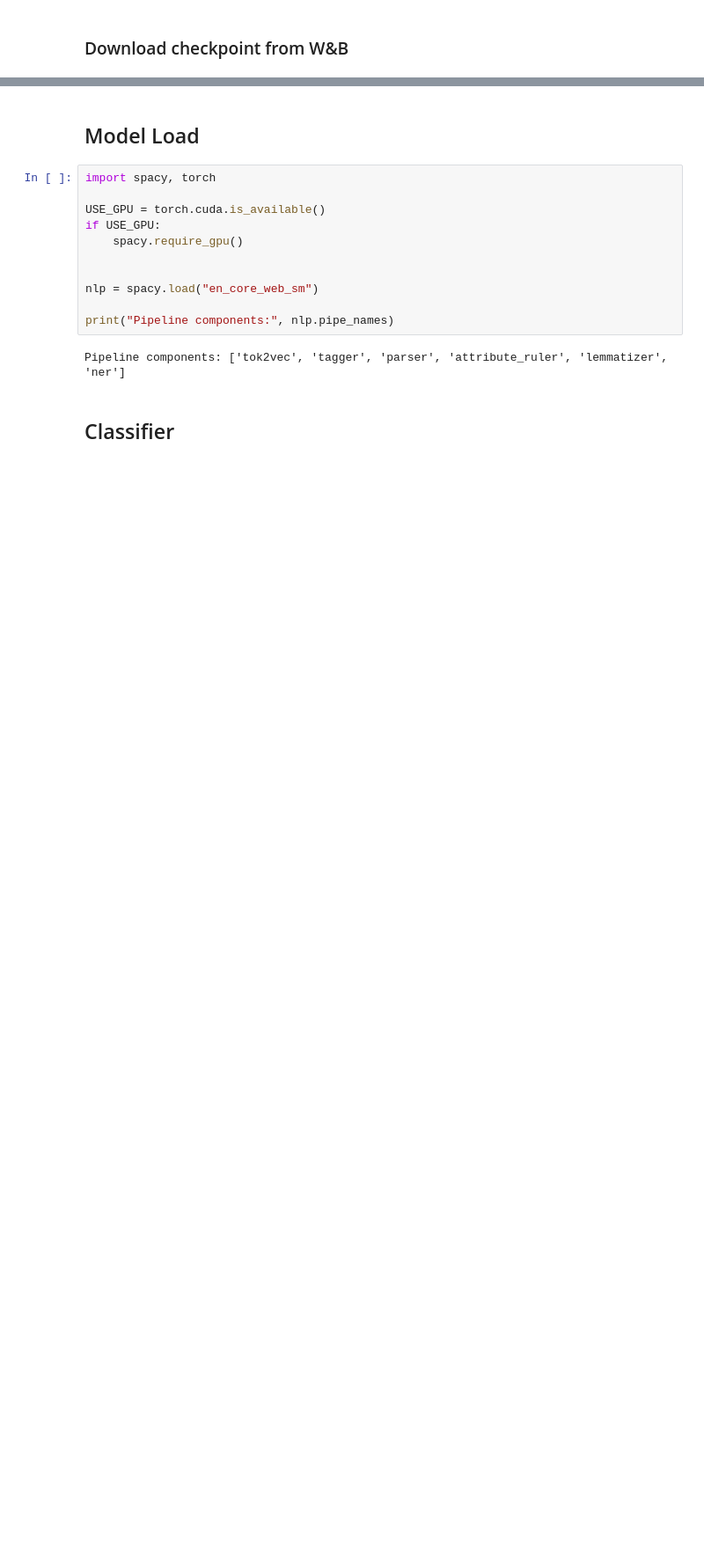
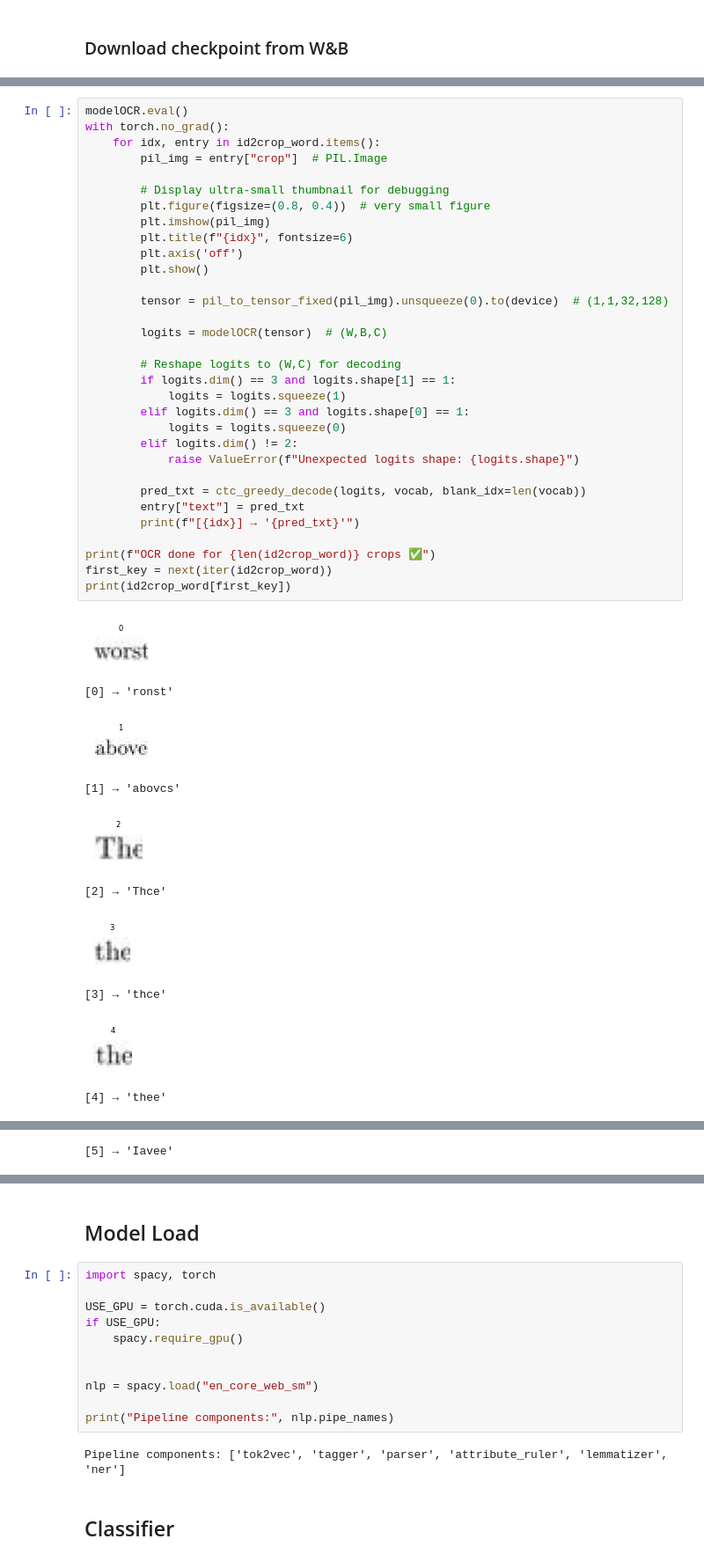
Before and after one commit to mau-arrieta/Doc-Anonymizer, a Jupyter notebook: Inference_Pipeline.ipynb, the cells around one changed output, grey strips where cells are left out. Shown at 88% size. Cells and saved outputs as stored; diff of their text form; blank space fills up the shorter version.

```diff
--- a/Inference_Pipeline.ipynb
+++ b/Inference_Pipeline.ipynb
@@ -583,0 +621,43 @@ State-dict loaded with 60 missing and 58 unexpected keys.
+# %%
+modelOCR.eval()
+with torch.no_grad():
+    for idx, entry in id2crop_word.items():
+        pil_img = entry["crop"]  # PIL.Image
+
+        # Display ultra-small thumbnail for debugging
+        plt.figure(figsize=(0.8, 0.4))  # very small figure
+        plt.imshow(pil_img)
+        plt.title(f"{idx}", fontsize=6)
+        plt.axis('off')
+        plt.show()
+
+        tensor = pil_to_tensor_fixed(pil_img).unsqueeze(0).to(device)  # (1,1,32,128)
+
+        logits = modelOCR(tensor)  # (W,B,C)
+
+        # Reshape logits to (W,C) for decoding
+        if logits.dim() == 3 and logits.shape[1] == 1:
+            logits = logits.squeeze(1)
+        elif logits.dim() == 3 and logits.shape[0] == 1:
+            logits = logits.squeeze(0)
+        elif logits.dim() != 2:
+            raise ValueError(f"Unexpected logits shape: {logits.shape}")
+
+        pred_txt = ctc_greedy_decode(logits, vocab, blank_idx=len(vocab))
+        entry["text"] = pred_txt
+        print(f"[{idx}] → '{pred_txt}'")
+
+print(f"OCR done for {len(id2crop_word)} crops ✅")
+first_key = next(iter(id2crop_word))
+print(id2crop_word[first_key])
+# %% [output]
+[figure, added]
+[0] → 'ronst'
+[figure, added]
+[1] → 'abovcs'
+[figure, added]
+[2] → 'Thce'
+[figure, added]
+[3] → 'thce'
+[figure, added]
+[4] → 'thee'
@@ -583,0 +665 @@ State-dict loaded with 60 missing and 58 unexpected keys.
+[5] → 'Iavee'
```
Also changed, not shown: parts of 37 cells of this notebook, 10 other files.
